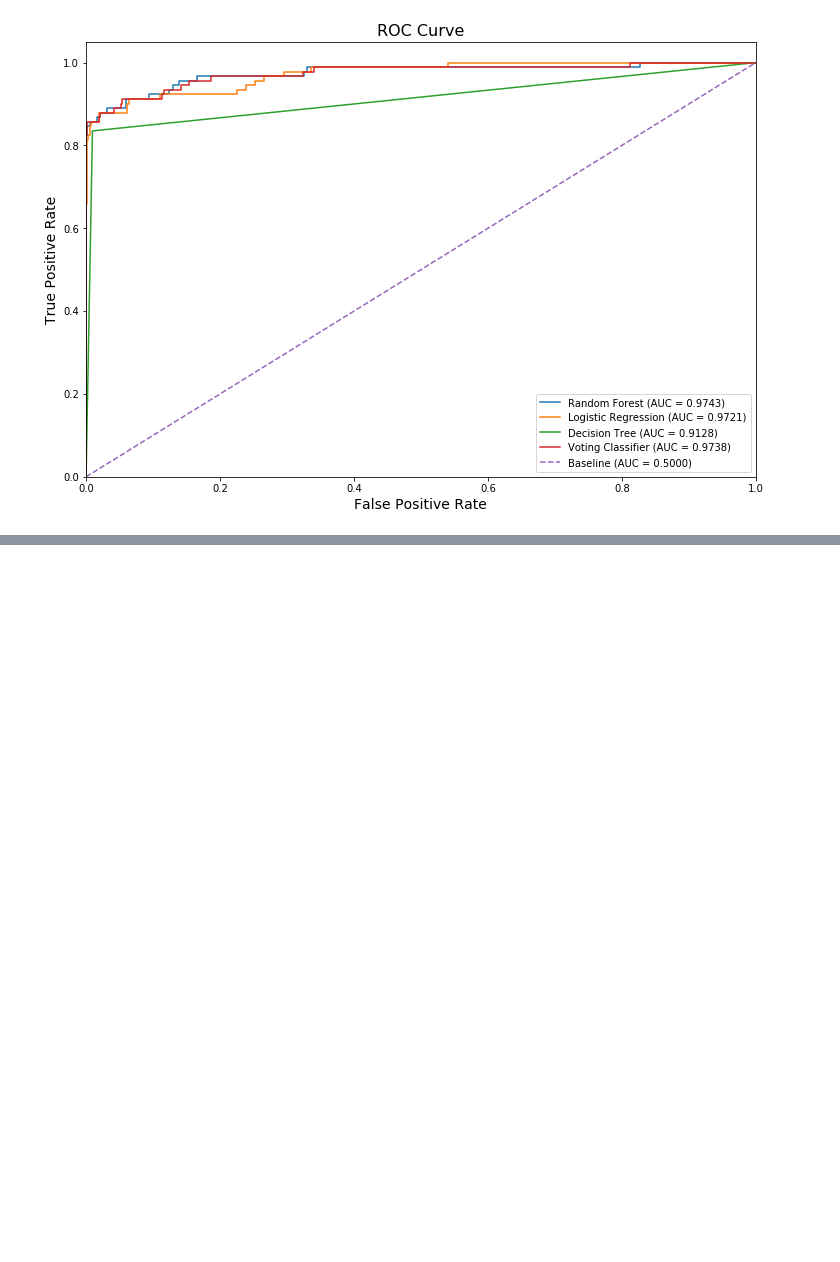
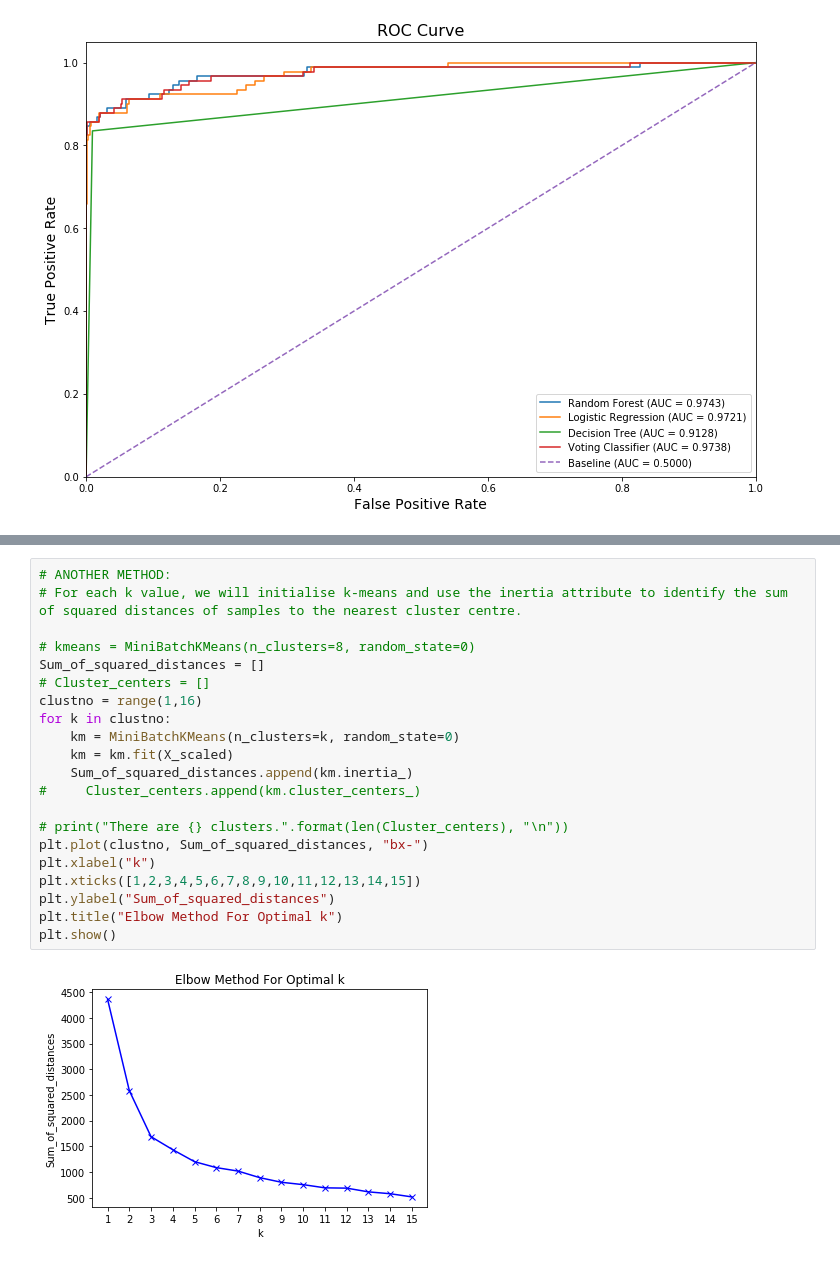
Before and after one commit to limchiahooi/fraud-detection, a Jupyter notebook: fraud-detection.ipynb, the cells around one changed output, grey strips where cells are left out. Drawn from its saved outputs; the diff is of its cells as text; blank space fills up the shorter version.

```diff
--- a/fraud-detection.ipynb
+++ b/fraud-detection.ipynb
@@ -912,0 +1126,23 @@ If you have any feedback for this project, feel free to contact me via my [Linke
+# %%
+# ANOTHER METHOD:
+# For each k value, we will initialise k-means and use the inertia attribute to identify the sum of squared distances of samples to the nearest cluster centre.
+
+# kmeans = MiniBatchKMeans(n_clusters=8, random_state=0)
+Sum_of_squared_distances = []
+# Cluster_centers = []
+clustno = range(1,16)
+for k in clustno:
+    km = MiniBatchKMeans(n_clusters=k, random_state=0)
+    km = km.fit(X_scaled)
+    Sum_of_squared_distances.append(km.inertia_)
+#     Cluster_centers.append(km.cluster_centers_)
+
+# print("There are {} clusters.".format(len(Cluster_centers), "\n"))
+plt.plot(clustno, Sum_of_squared_distances, "bx-")
+plt.xlabel("k")
+plt.xticks([1,2,3,4,5,6,7,8,9,10,11,12,13,14,15])
+plt.ylabel("Sum_of_squared_distances")
+plt.title("Elbow Method For Optimal k")
+plt.show()
+# %% [output]
+[figure, added]
```
Also changed, not shown: parts of 45 cells of this notebook, 1 other file.
